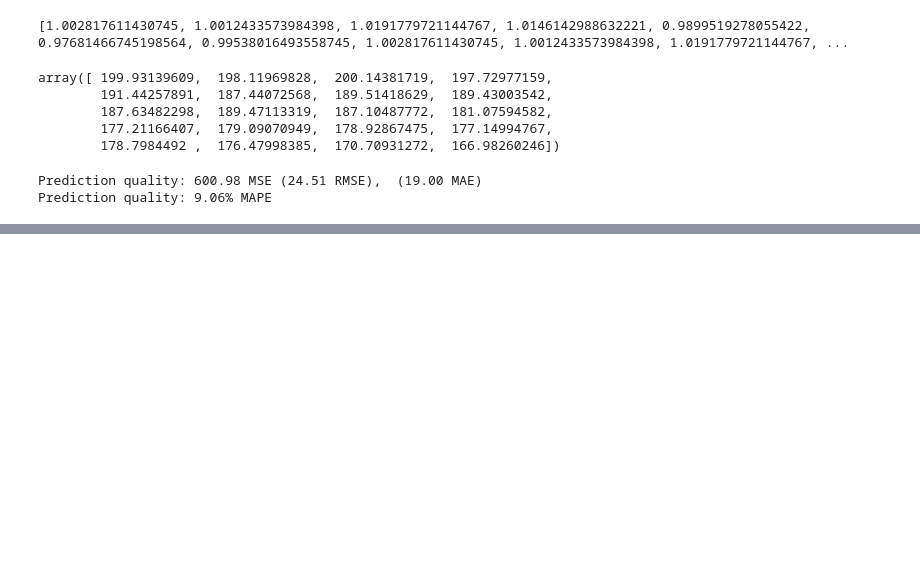
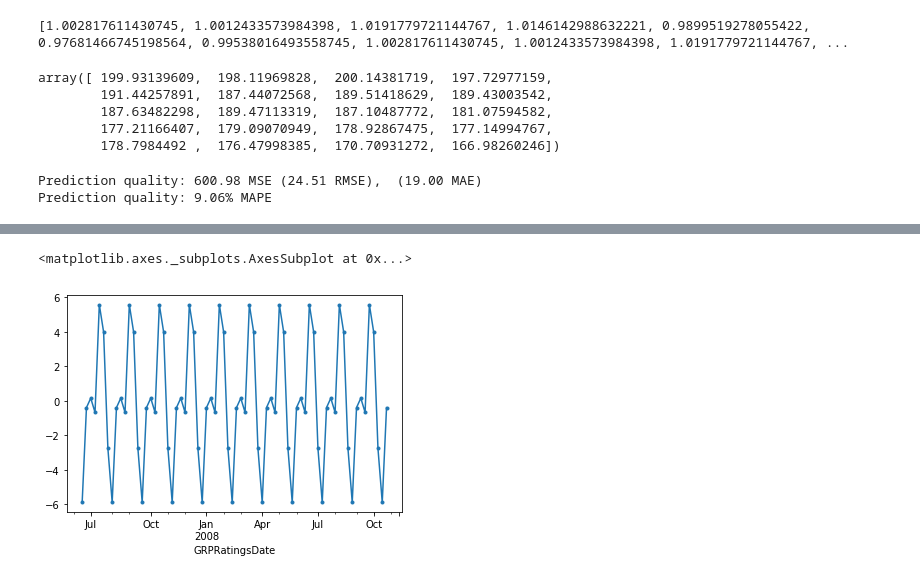
Before and after one commit to lppier/Indian_TV_Time_Series, a Jupyter notebook: Decompositional Methods.ipynb, the cells around one changed output, grey strips where cells are left out. Saved outputs shown, nothing was run; the diff lists cells and outputs as text; code cells hidden in the pictures; blank space fills up the shorter version.

```diff
--- a/Decompositional Methods.ipynb
+++ b/Decompositional Methods.ipynb
@@ -233,0 +246,5 @@ Prediction quality: 9.06% MAPE
+# %%
+decomp.seasonal.plot(style='.-')
+# %% [output]
+<matplotlib.axes._subplots.AxesSubplot at 0x...>
+[figure, added]
```
Also changed, not shown: parts of 13 cells of this notebook.
